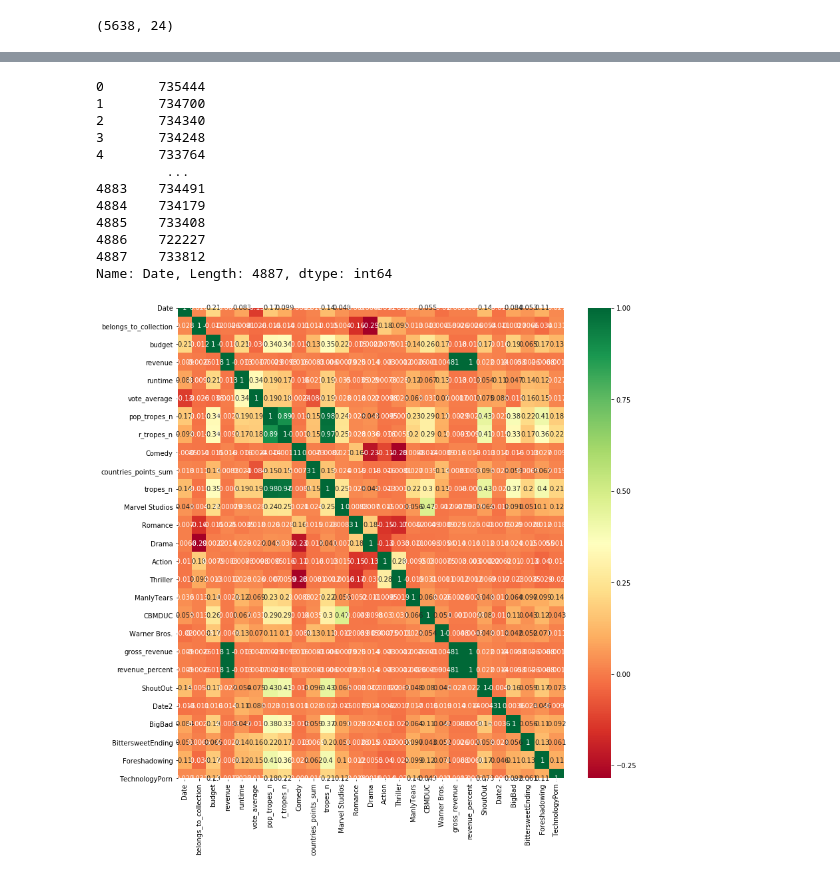
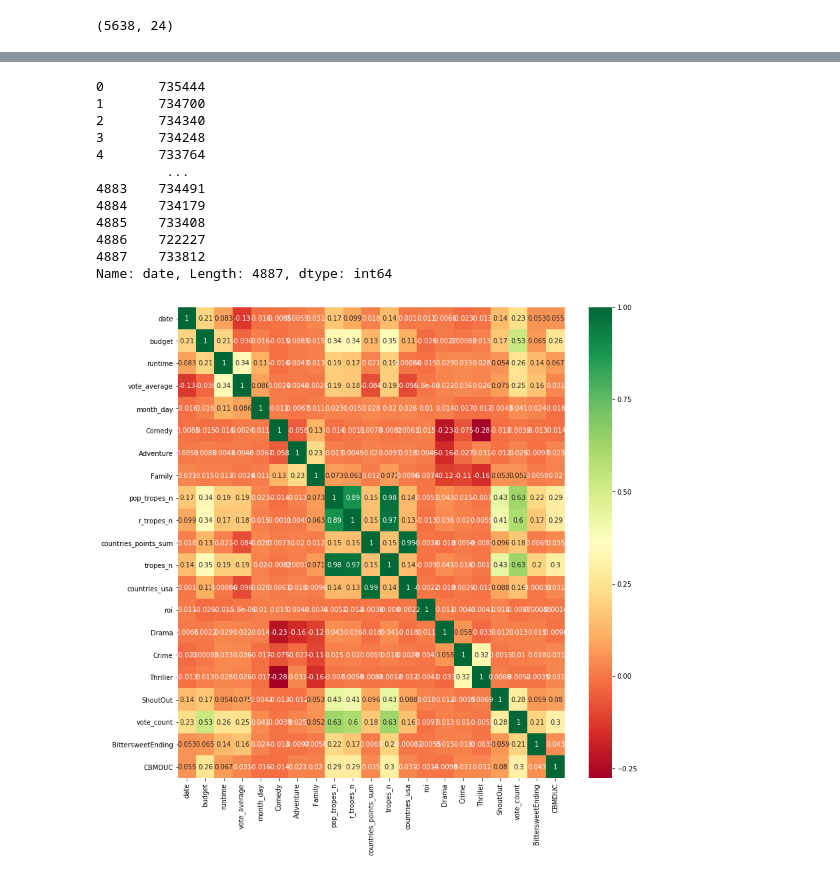
Before and after one commit to hungrynagini/movie_success, a Jupyter notebook: project.ipynb, the cells around one changed output, grey strips where cells are left out. Drawn from its saved outputs; the diff is of its cells as text; code cells hidden in the pictures.

```diff
--- a/project.ipynb
+++ b/project.ipynb
@@ -249,21 +275,19 @@ Index(['adult', 'belongs_to_collection', 'budget', 'genres', 'homepage', 'id',
 # %%
-genres = ['Animation', 'Comedy', 'Family', 'Adventure', 'Fantasy', 'Romance', 'Drama', 'Action', 'Crime',
-          'Thriller', 'Horror', 'History', 'Science Fiction', 'Mystery', 'War', 'Foreign', 'Music',
-          'Documentary', 'Western', 'TV Movie']
 # reduced_metadata.genres = metadata.genres.apply(lambda x: [i['name']
 #                           for i in json.loads(x.replace("'","\""))] if len(x) > 2 and type(x) != float else 0)
+
 for i in genres:
     reduced_metadata[i] = metadata.genres.apply(lambda x: 1 if i in x and type(x) != float else 0)
+
 features = reduced_metadata.drop(['id','original_language','tagline','overview','status','production_companies',
                                   'spoken_languages','production_countries','adult','movies','video',
                                   "homepage",'imdb_id','original_title','title','poster_path','genres'],axis=1)
 features = features.dropna()
-import datetime as dt
-features['Date'] = pd.to_datetime(features['release_date'])
-features['Date']=features['Date'].map(dt.datetime.toordinal)
-features['Date2'] = features['release_date'].apply(lambda x: int(x[-5:-3]+x[-2:]))
+features['date'] = pd.to_datetime(features['release_date'])
+features['date']=features['date'].map(datetime.datetime.toordinal)
+features['month_day'] = features['release_date'].apply(lambda x: int(x[-5:-3]+x[-2:]))
 features = features.drop(["release_date"],axis=1)
-features.Date
+features.date
 # %% [output]
 0       735444
 1       734700
@@ -276,32 +300,37 @@ features.Date
 4885    733408
 4886    722227
 4887    733812
-Name: Date, Length: 4887, dtype: int64
+Name: date, Length: 4887, dtype: int64
 # %%
 from sklearn.impute import SimpleImputer
 
 numeric_imputer = SimpleImputer(missing_values = 0, strategy = 'mean')
 features[['budget', 'revenue']] = numeric_imputer.fit_transform(features[['budget', 'revenue']])
 
-features['gross_revenue'] = features['revenue']
-revenue = features.revenue.astype('float')/features.budget.astype('float')
-features['revenue_percent'] = revenue
+features['gross_revenue'] = features['revenue'] - features['budget']
+roi = features.gross_revenue.astype('float')/features.budget.astype('float')
+features['roi'] = roi
 rating = features.vote_average.astype('float')
 popularity = features.popularity.astype('float')
+revenue = features.revenue.astype('float')
 features = features.rename(columns={'ComicBookMoviesDontUseCodenames':"CBMDUC",'WhatHappenedToTheMouse':"WHTTM"})
 
-feat_rat = ['Date','belongs_to_collection','budget','popularity','revenue_percent','runtime','vote_average',
-'pop_tropes_n','r_tropes_n', 'Comedy', 'Family', 'Adventure','countries_points_sum','tropes_n','gross_revenue',
-'Romance', 'Drama', 'Action', 'Crime', 'Thriller','BittersweetEnding','ShoutOut','Date2','vote_count']
+feat_rat = ['date','budget','popularity','runtime','vote_average', 'month_day', 'Comedy','Adventure', 'Family',
+'pop_tropes_n','r_tropes_n', 'countries_points_sum','tropes_n', 'countries_usa', 'roi',
+'Drama', 'Crime', 'Thriller','ShoutOut','vote_count', 'BittersweetEnding','CBMDUC']
 
-feat_pop = ['Date','belongs_to_collection','budget','popularity','revenue','runtime','vote_average',
-'pop_tropes_n','r_tropes_n', 'Comedy','countries_points_sum','tropes_n','Marvel Studios',
-'Romance', 'Drama', 'Action', 'Thriller','ManlyTears','CBMDUC','Warner Bros.','gross_revenue','revenue_percent',
-            'ShoutOut','Date2','BigBad','BittersweetEnding','Foreshadowing','TechnologyPorn']
+# feat_rat = ['date','budget','popularity','runtime','vote_average', 'month_day', 'Comedy', 'Adventure', 'Family',
+# 'pop_tropes_n','r_tropes_n', 'countries_points_sum','tropes_n', 'countries_usa', 'roi','DownerEnding',
+# 'Drama', 'Crime', 'Thriller','ShoutOut','vote_count', 'BittersweetEnding','DeadpanSnarker','Warner Bros.']
 
-feat_rev = ['Date','belongs_to_collection','budget','popularity','revenue','runtime','vote_average','revenue_percent',
+feat_pop = ['date','belongs_to_collection','budget','popularity','revenue','runtime','vote_average',
+'pop_tropes_n','r_tropes_n', 'Comedy','countries_points_sum','tropes_n', 'Marvel Studios',
+'Romance', 'Drama', 'Action', 'Thriller','ManlyTears','CBMDUC','roi', 'Warner Bros.','TheAtoner',
+            'ShoutOut','month_day','BigBad','BittersweetEnding','Foreshadowing','TechnologyPorn']
+
+feat_rev = ['date','belongs_to_collection','budget','popularity','revenue','runtime','vote_average','roi',
 'pop_tropes_n','r_tropes_n', 'Comedy', 'Family', 'Adventure','countries_points_sum','tropes_n','MythologyGag',
-'Romance', 'Drama', 'Action', 'Crime', 'Thriller','BittersweetEnding','ShoutOut','Date2','Foreshadowing','gross_revenue']
+'Romance', 'Drama', 'Action', 'Crime', 'Thriller','BittersweetEnding','ShoutOut','month_day','Foreshadowing','revenue']
 
 pop_feat = features[feat_pop]
 rev_feat = features[feat_rev]
@@ -309,16 +338,16 @@ rat_feat = features[feat_rat]
 # %%
 import matplotlib.cm as cm
 from matplotlib import pyplot as plt
 
 import numpy as np
 import seaborn as sns
 #get correlations of each feature
 # for i in [pop_feat, rat_feat, rev_feat]:
-i = pop_feat
+i = rat_feat
 corrmat = i.corr()
 top_corr_features = corrmat.index
 plt.figure(figsize=(13,13))
 #plot heat map
 g=sns.heatmap(i[top_corr_features].corr(),annot=True,cmap="RdYlGn")
 # %% [output]
-[figure, old version]
+[figure, new version]
```
Also changed, not shown: parts of 19 cells of this notebook.
